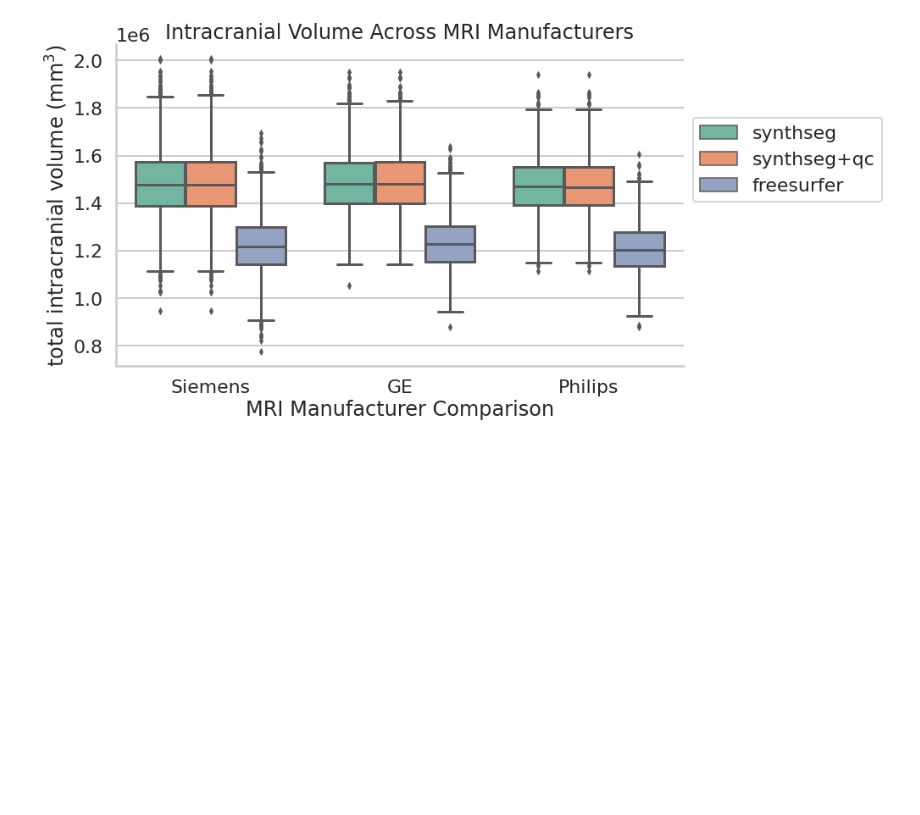
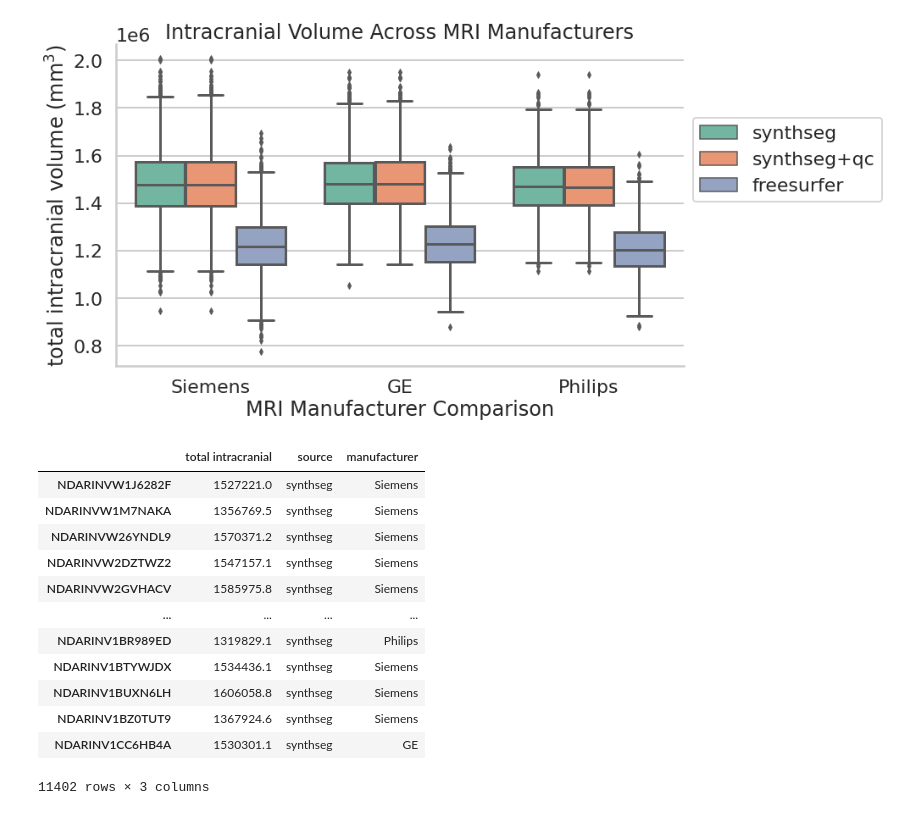
Before and after one commit to margotwagner/SynthSeg, a Jupyter notebook: abcd-code/analysis/mw-SynthSeg-v-FreeSurfer.ipynb, the cells around one changed output. Drawn from its saved outputs; the diff is of its cells as text; code cells hidden in the pictures; blank space fills up the shorter version.

```diff
--- a/abcd-code/analysis/mw-SynthSeg-v-FreeSurfer.ipynb
+++ b/abcd-code/analysis/mw-SynthSeg-v-FreeSurfer.ipynb
@@ -436,6 +473,22 @@ plt.savefig(
 The PostScript backend does not support transparency; partially transparent artists will be rendered opaque.
 The PostScript backend does not support transparency; partially transparent artists will be rendered opaque.
 [figure]
+# %%
+df[df["source"] == "synthseg"]
+# %% [output]
+|  | total intracranial | source | manufacturer |
+| NDARINVW1J6282F | 1527221.0 | synthseg | Siemens |
+| NDARINVW1M7NAKA | 1356769.5 | synthseg | Siemens |
+| NDARINVW26YNDL9 | 1570371.2 | synthseg | Siemens |
+| NDARINVW2DZTWZ2 | 1547157.1 | synthseg | Siemens |
+| NDARINVW2GVHACV | 1585975.8 | synthseg | Siemens |
+| ... | ... | ... | ... |
+| NDARINV1BR989ED | 1319829.1 | synthseg | Philips |
+| NDARINV1BTYWJDX | 1534436.1 | synthseg | Siemens |
+| NDARINV1BUXN6LH | 1606058.8 | synthseg | Siemens |
+| NDARINV1BZ0TUT9 | 1367924.6 | synthseg | Siemens |
+| NDARINV1CC6HB4A | 1530301.1 | synthseg | GE |
+11402 rows × 3 columns
 # %%
 plt.figure(figsize=(12,7))
 
```
Also changed, not shown: parts of 7 cells of this notebook, 13 other files.
